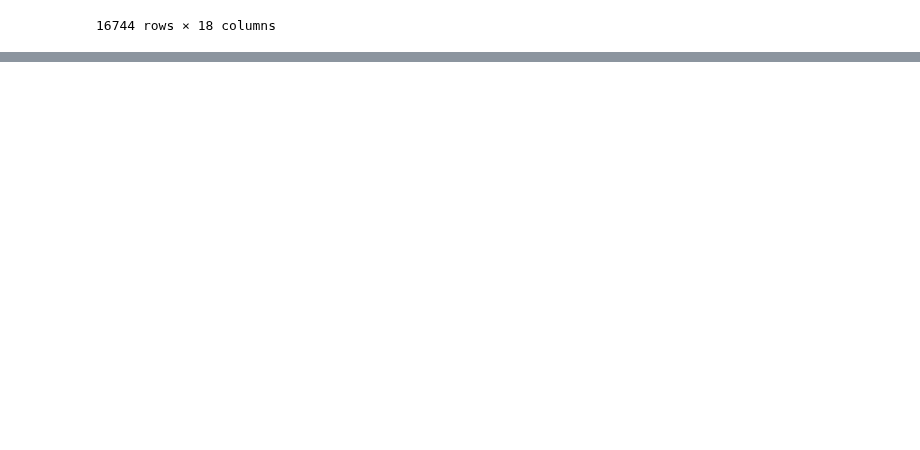
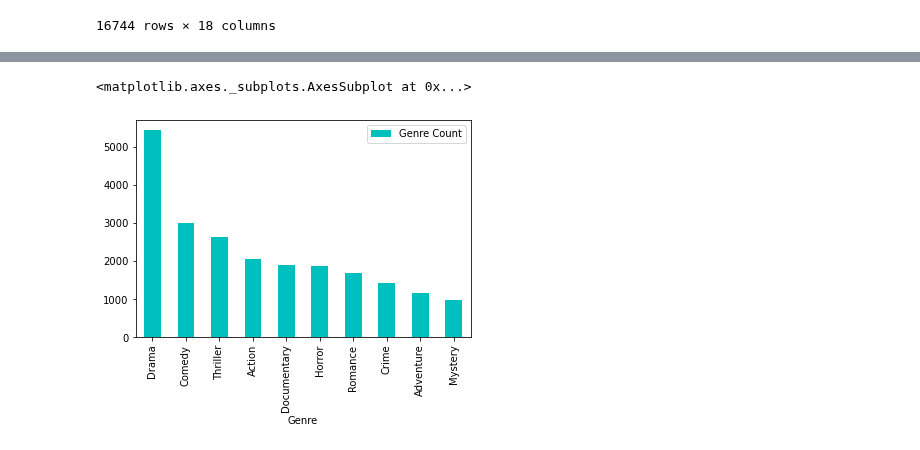
Before and after one commit to jacance/streaming-service-analysis, a Jupyter notebook: pristine_justin.ipynb, the cells around one changed output, grey strips where cells are left out. Drawn from its saved outputs; the diff is of its cells as text; code cells hidden in the pictures; blank space fills up the shorter version.

```diff
--- a/pristine_justin.ipynb
+++ b/pristine_justin.ipynb
@@ -311,0 +425,6 @@ combined_df2
+# %%
+#Prime Video: Count of number or movies per genre
+
+prime_genre_data= combined_df2[["Title", "Prime Video", "Genres", "Wins"]].drop_duplicates()
+prime_genre_data2=prime_genre_data.loc[prime_genre_data["Prime Video"]==1]
+prime_genre_data2.head()
@@ -311,0 +438,25 @@ combined_df2
+# %%
+prime_genre_count = {}
+
+for Genres in prime_genre_data2["Genres"].values:
+
+    prime_genres_list = Genres.split(",")
+
+    for genre in prime_genres_list:
+        genre = genre.strip()
+        if genre not in prime_genre_count:
+            prime_genre_count[genre]=0
+        prime_genre_count[genre] +=1
+
+# prime_genre_count
+
+#Splitting dictionary into seperate lists in order to create DataFrame
+prime_genre_name = prime_genre_count.keys()
+prime_genre_count = prime_genre_count.values()
+
+#Creating DataFrame for the top 10 genres
+prime_genre_df=pd.DataFrame(prime_genre_count, index=prime_genre_name)
+prime_genre_df= prime_genre_df[0].sort_values(ascending=False).reset_index().rename(columns={"index":"Genre", 0:"Genre Count"})
+
+top_prime_genres= prime_genre_df[0:10]
+top_prime_genres
@@ -311,0 +475,6 @@ combined_df2
+# %%
+#PRIME VIDEO GENRES: Bar Graph
+top_prime_genres.plot.bar(x='Genre', y='Genre Count', rot=90, color='c')
+# %% [output]
+<matplotlib.axes._subplots.AxesSubplot at 0x...>
+[figure, added]
```
Also changed, not shown: parts of 16 cells of this notebook.
